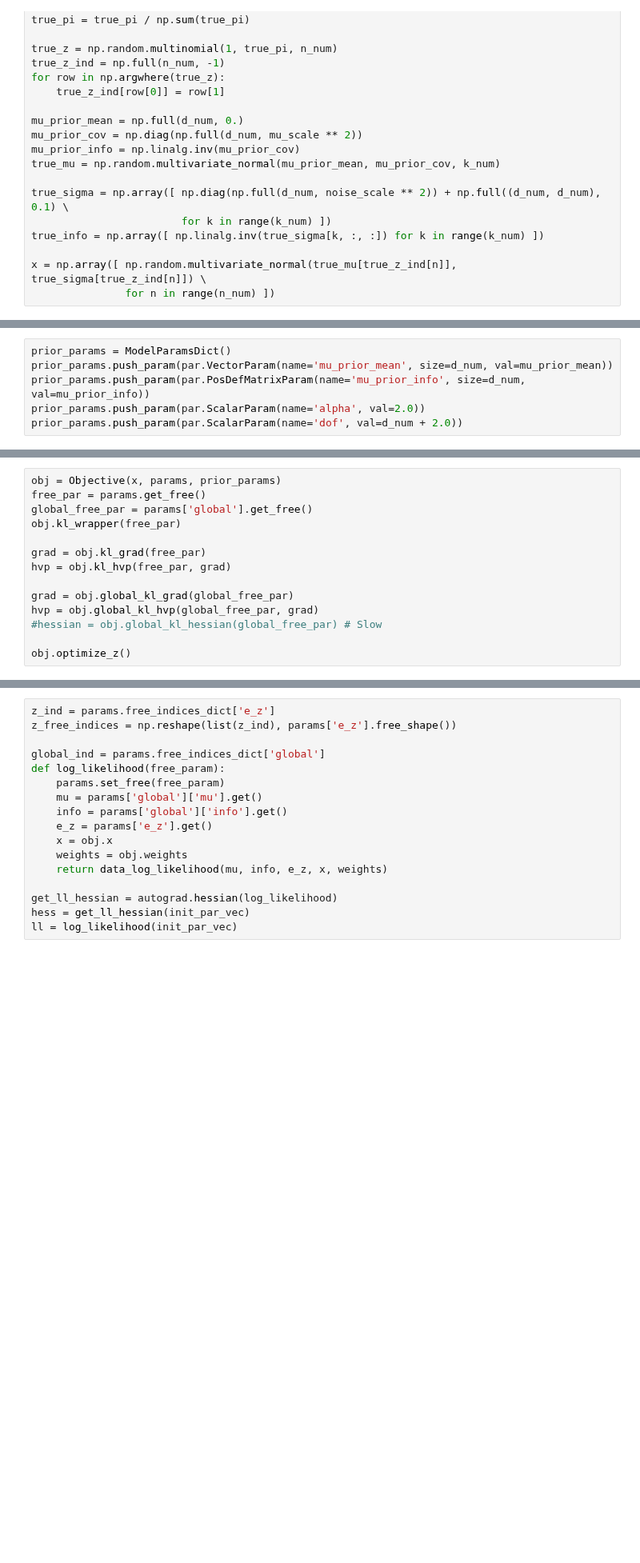
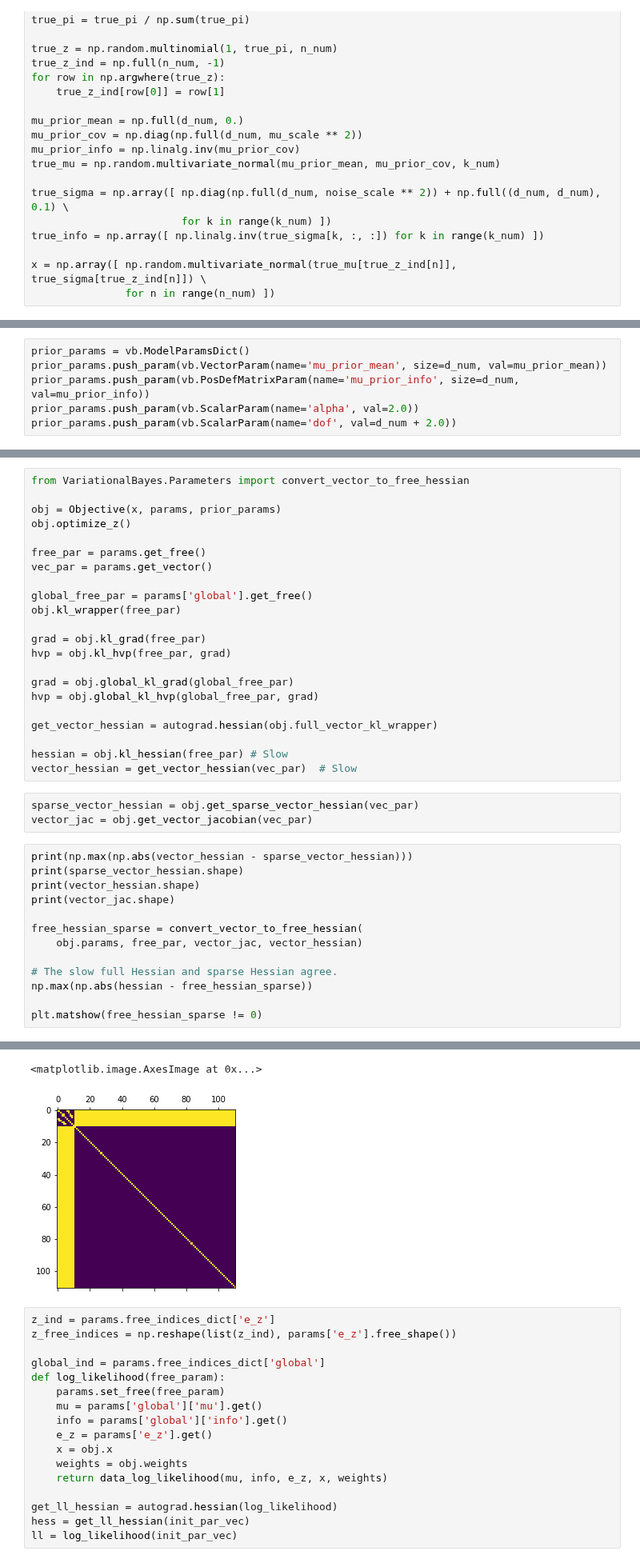
Before and after one commit to rgiordan/LinearResponseVariationalBayes.py, a Jupyter notebook: NormalMixture.ipynb, the cells around one changed output, grey strips where cells are left out. Shown at 80% size. Saved outputs shown, nothing was run; the diff lists cells and outputs as text; blank space fills up the shorter version.

Commit message:
Sparse MVN hessian

```diff
--- a/NormalMixture.ipynb
+++ b/NormalMixture.ipynb
@@ -110,10 +111,10 @@ global:
         pi: [[ 0.5  0.5]]
 # %%
-prior_params = ModelParamsDict()
-prior_params.push_param(par.VectorParam(name='mu_prior_mean', size=d_num, val=mu_prior_mean))
-prior_params.push_param(par.PosDefMatrixParam(name='mu_prior_info', size=d_num, val=mu_prior_info))
-prior_params.push_param(par.ScalarParam(name='alpha', val=2.0))
-prior_params.push_param(par.ScalarParam(name='dof', val=d_num + 2.0))
+prior_params = vb.ModelParamsDict()
+prior_params.push_param(vb.VectorParam(name='mu_prior_mean', size=d_num, val=mu_prior_mean))
+prior_params.push_param(vb.PosDefMatrixParam(name='mu_prior_info', size=d_num, val=mu_prior_info))
+prior_params.push_param(vb.ScalarParam(name='alpha', val=2.0))
+prior_params.push_param(vb.ScalarParam(name='dof', val=d_num + 2.0))
 # %%
 def data_log_likelihood(mu, info, e_z, x, weights):
     k_num = e_z.shape[1]
@@ -256,8 +318,14 @@ class Objective(object):
         self.params.set_free(free_params)
         return self.params['global']['mu'].get_vector()
 # %%
+from VariationalBayes.Parameters import convert_vector_to_free_hessian
+
 obj = Objective(x, params, prior_params)
+obj.optimize_z()
+
 free_par = params.get_free()
+vec_par = params.get_vector()
+
 global_free_par = params['global'].get_free()
 obj.kl_wrapper(free_par)
 
@@ -266,6 +334,25 @@ hvp = obj.kl_hvp(free_par, grad)
 
 grad = obj.global_kl_grad(global_free_par)
 hvp = obj.global_kl_hvp(global_free_par, grad)
-#hessian = obj.global_kl_hessian(global_free_par) # Slow
 
-obj.optimize_z()
+get_vector_hessian = autograd.hessian(obj.full_vector_kl_wrapper)
+
+hessian = obj.kl_hessian(free_par) # Slow
+vector_hessian = get_vector_hessian(vec_par)  # Slow
+# %%
+sparse_vector_hessian = obj.get_sparse_vector_hessian(vec_par)
+vector_jac = obj.get_vector_jacobian(vec_par)
+# %%
+print(np.max(np.abs(vector_hessian - sparse_vector_hessian)))
+print(sparse_vector_hessian.shape)
+print(vector_hessian.shape)
+print(vector_jac.shape)
+
+free_hessian_sparse = convert_vector_to_free_hessian(
+    obj.params, free_par, vector_jac, vector_hessian)
+
+# The slow full Hessian and sparse Hessian agree.
+np.max(np.abs(hessian - free_hessian_sparse))
+
+plt.matshow(free_hessian_sparse != 0)
+# %% [output]
@@ -272,3 +363,5 @@ obj.optimize_z()
+<matplotlib.image.AxesImage at 0x...>
+[figure, added]
 # %%
 z_ind = params.free_indices_dict['e_z']
 z_free_indices = np.reshape(list(z_ind), params['e_z'].free_shape())
```
Also changed, not shown: parts of 8 cells of this notebook, 1 other file.
